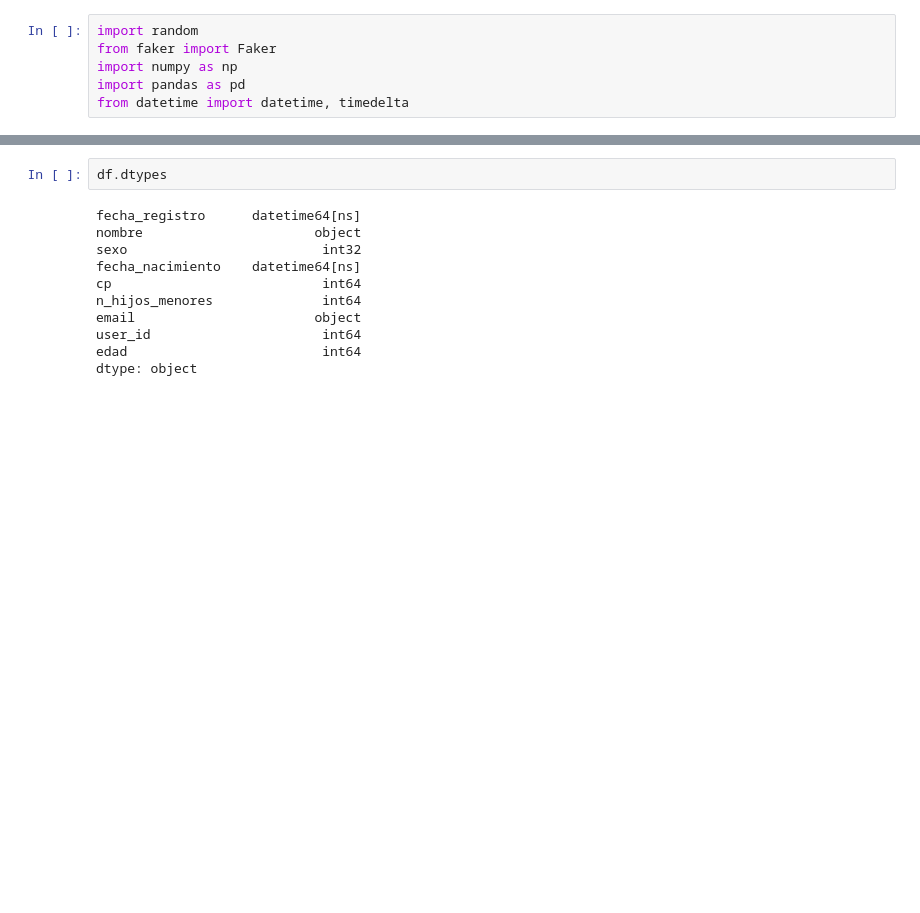
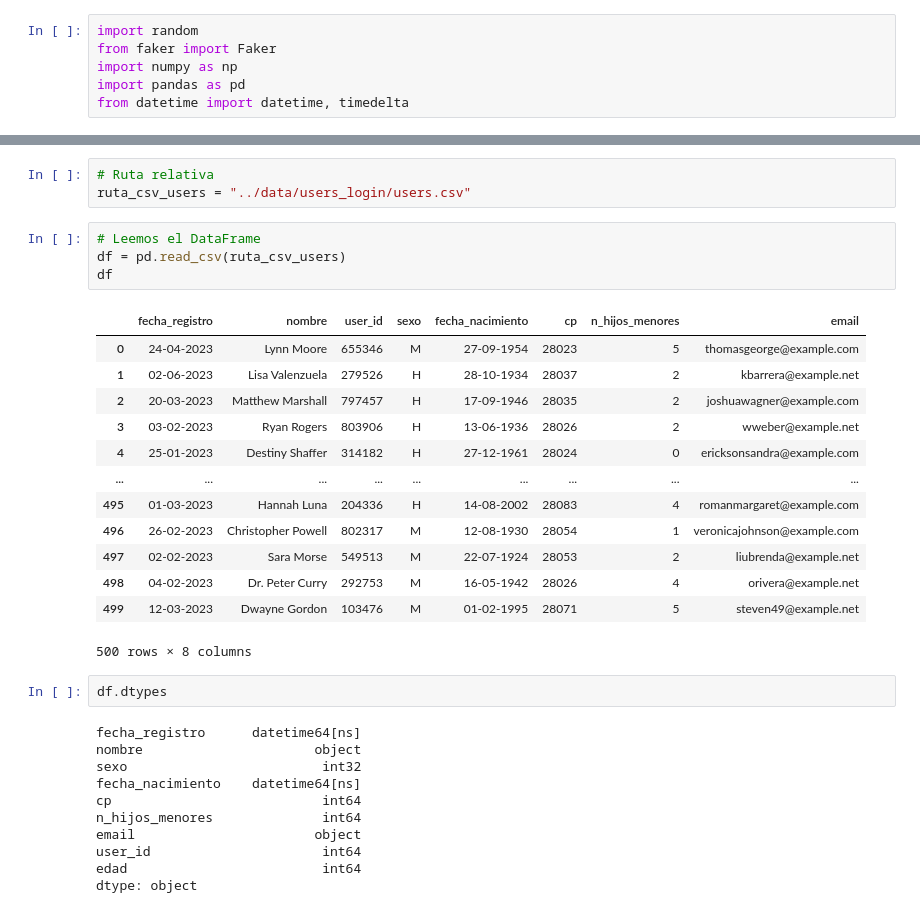
Before and after one commit to AlexCapis/HEATY---Aplicacion-Web-para-Olas-de-Calor, a Jupyter notebook: notebooks/des_pred_machine_learning.ipynb, the cells around one changed output, grey strips where cells are left out. Saved outputs shown, nothing was run; the diff lists cells and outputs as text; blank space fills up the shorter version.

Commit message:
actualización de rutas

```diff
--- a/notebooks/des_pred_machine_learning.ipynb
+++ b/notebooks/des_pred_machine_learning.ipynb
@@ -79,3 +7,24 @@ df
+# %%
+# Ruta relativa
+ruta_csv_users = "../data/users_login/users.csv"
+# %%
+# Leemos el DataFrame
+df = pd.read_csv(ruta_csv_users)
+df
+# %% [output]
+|  | fecha_registro | nombre | user_id | sexo | fecha_nacimiento | cp | n_hijos_menores | email |
+| 0 | 24-04-2023 | Lynn Moore | 655346 | M | 27-09-1954 | 28023 | 5 | thomasgeorge@example.com |
+| 1 | 02-06-2023 | Lisa Valenzuela | 279526 | H | 28-10-1934 | 28037 | 2 | kbarrera@example.net |
+| 2 | 20-03-2023 | Matthew Marshall | 797457 | H | 17-09-1946 | 28035 | 2 | joshuawagner@example.com |
+| 3 | 03-02-2023 | Ryan Rogers | 803906 | H | 13-06-1936 | 28026 | 2 | wweber@example.net |
+| 4 | 25-01-2023 | Destiny Shaffer | 314182 | H | 27-12-1961 | 28024 | 0 | ericksonsandra@example.com |
+| ... | ... | ... | ... | ... | ... | ... | ... | ... |
+| 495 | 01-03-2023 | Hannah Luna | 204336 | H | 14-08-2002 | 28083 | 4 | romanmargaret@example.com |
+| 496 | 26-02-2023 | Christopher Powell | 802317 | M | 12-08-1930 | 28054 | 1 | veronicajohnson@example.com |
+| 497 | 02-02-2023 | Sara Morse | 549513 | M | 22-07-1924 | 28053 | 2 | liubrenda@example.net |
+| 498 | 04-02-2023 | Dr. Peter Curry | 292753 | M | 16-05-1942 | 28026 | 4 | orivera@example.net |
+| 499 | 12-03-2023 | Dwayne Gordon | 103476 | M | 01-02-1995 | 28071 | 5 | steven49@example.net |
+500 rows × 8 columns
 # %%
 df.dtypes
 # %% [output]
```
Also changed, not shown: parts of 1 cell of this notebook, 28 other files.
